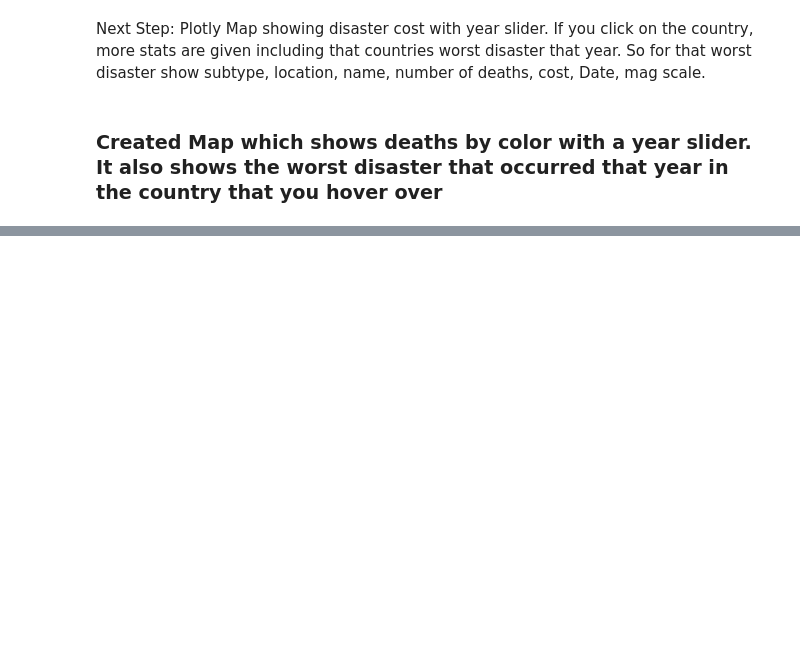
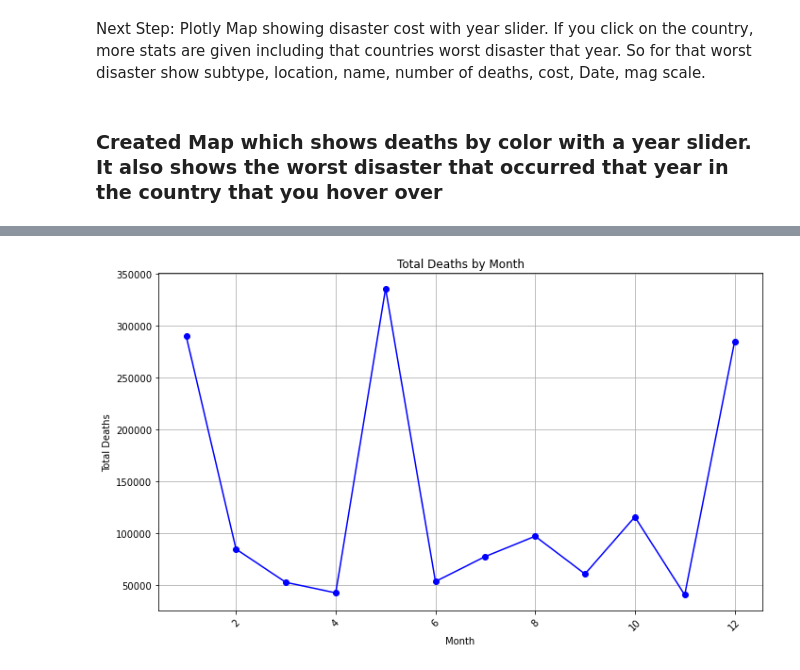
Before and after one commit to harrissamuel/24Spr_-S-Harris-_-disasters-, a Jupyter notebook: Sample_Capstone/code/data_analysis/data_analysis.ipynb, the cells around one changed output, grey strips where cells are left out. Saved outputs shown, nothing was run; the diff lists cells and outputs as text; code cells hidden in the pictures; blank space fills up the shorter version.

```diff
--- a/Sample_Capstone/code/data_analysis/data_analysis.ipynb
+++ b/Sample_Capstone/code/data_analysis/data_analysis.ipynb
@@ -409,0 +622,24 @@ fig.show()
+# %%
+import numpy as np
+
+total_deaths_by_month = _d.groupby('Month')['Total Deaths'].sum()
+
+# Convert index and values to NumPy arrays
+months = total_deaths_by_month.index.to_numpy()
+total_deaths = total_deaths_by_month.to_numpy()
+
+# Plot a point for each month representing the total deaths
+plt.figure(figsize=(10, 6))  # Adjust the figure size as needed
+plt.plot(months, total_deaths, marker='o', linestyle='-', color='b')
+
+# Add labels and title
+plt.xlabel('Month')
+plt.ylabel('Total Deaths')
+plt.title('Total Deaths by Month')
+
+plt.xticks(rotation=45)  # Rotate x-axis labels for better visibility
+plt.tight_layout()  # Adjust layout to prevent clipping of labels
+plt.grid(True)  # Add grid for better readability
+plt.show()
+# %% [output]
+[figure, added]
```
Also changed, not shown: parts of 12 cells of this notebook.
